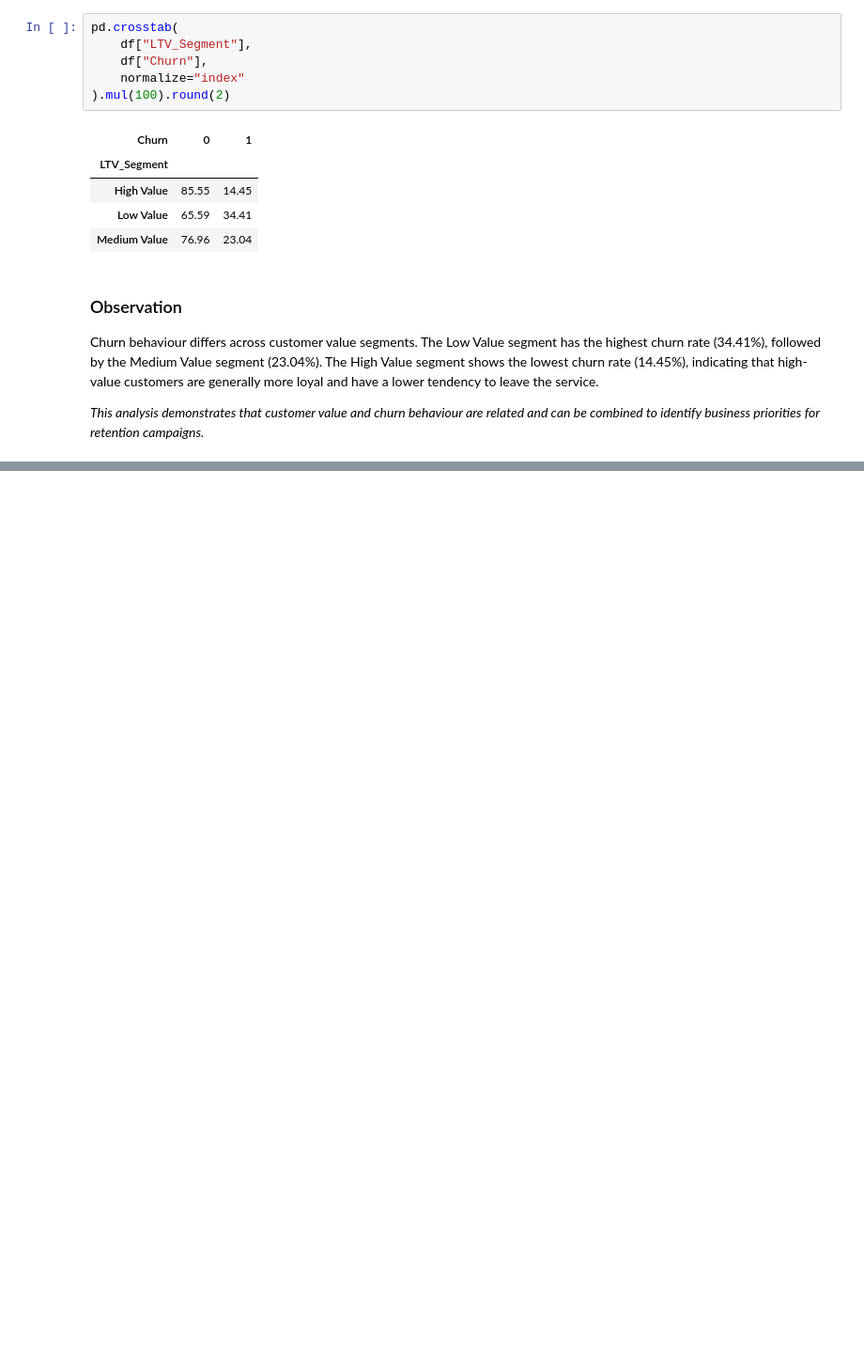
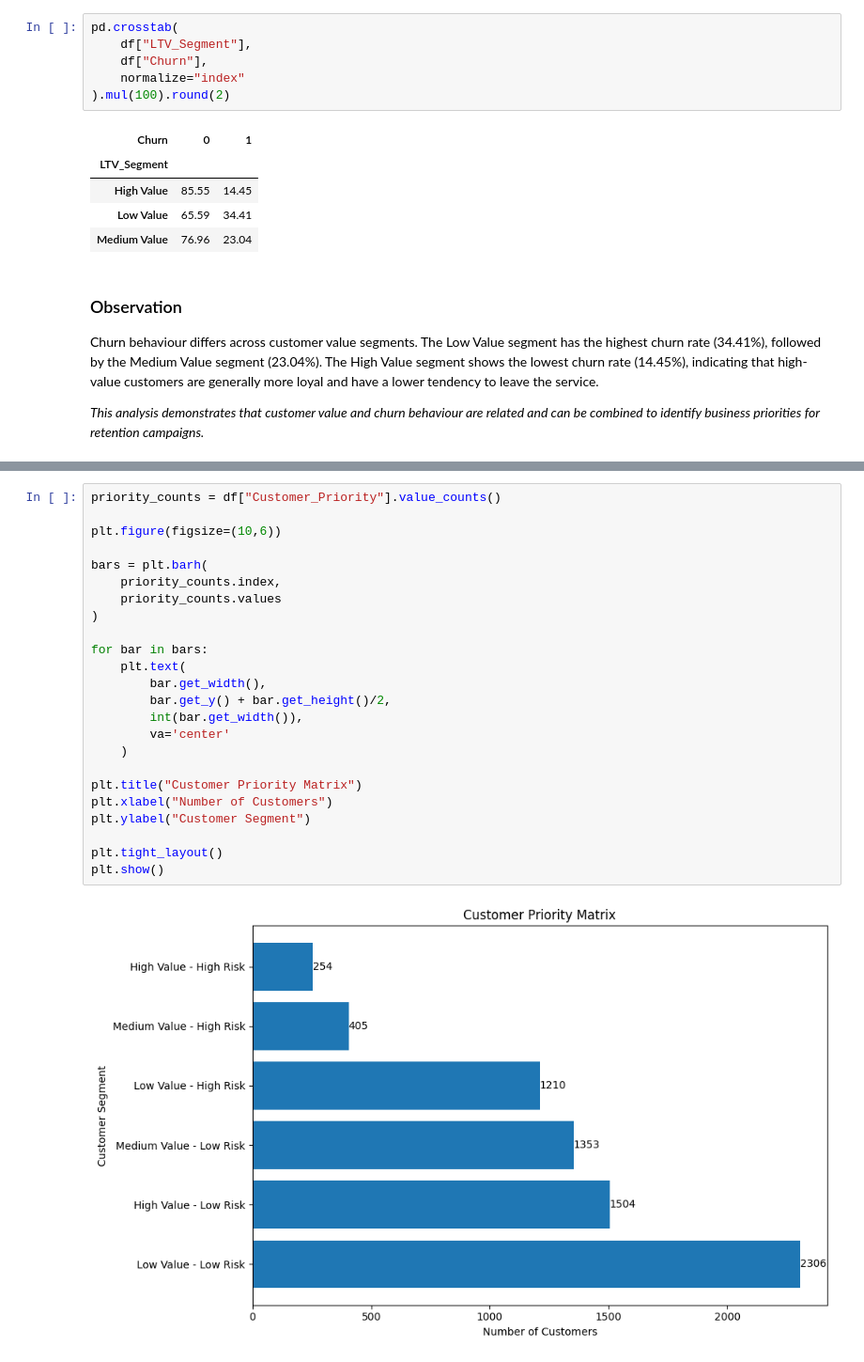
Before and after one commit to kapish196258/customer_churn_ltv_system, a Jupyter notebook: notebooks/ltv_modelling.ipynb, the cells around one changed output, grey strips where cells are left out. Shown at 94% size. Cells and saved outputs as stored; diff of their text form; blank space fills up the shorter version.

Commit message:
Add customer priority matrix and high-risk customer analysis

```diff
--- a/notebooks/ltv_modelling.ipynb
+++ b/notebooks/ltv_modelling.ipynb
@@ -181,0 +217,26 @@ Churn behaviour differs across customer value segments. The Low Value segment ha
+# %%
+priority_counts = df["Customer_Priority"].value_counts()
+
+plt.figure(figsize=(10,6))
+
+bars = plt.barh(
+    priority_counts.index,
+    priority_counts.values
+)
+
+for bar in bars:
+    plt.text(
+        bar.get_width(),
+        bar.get_y() + bar.get_height()/2,
+        int(bar.get_width()),
+        va='center'
+    )
+
+plt.title("Customer Priority Matrix")
+plt.xlabel("Number of Customers")
+plt.ylabel("Customer Segment")
+
+plt.tight_layout()
+plt.show()
+# %% [output]
+[figure, added]
```
Also changed, not shown: parts of 8 cells of this notebook.
